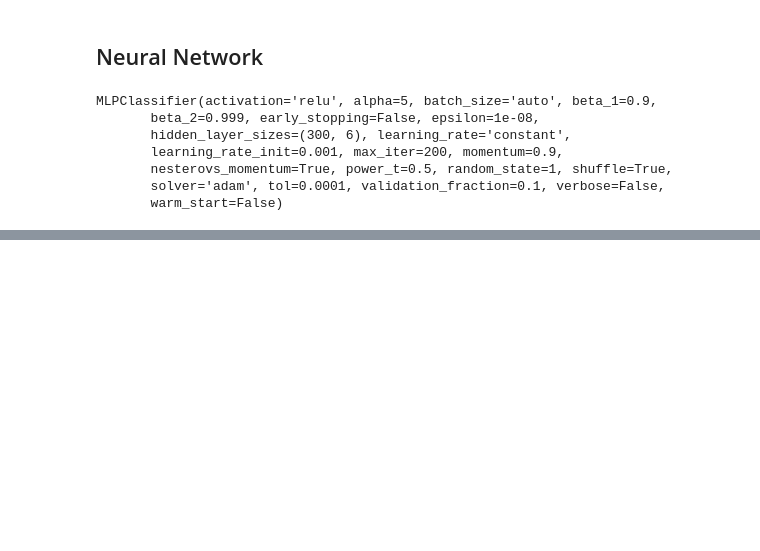
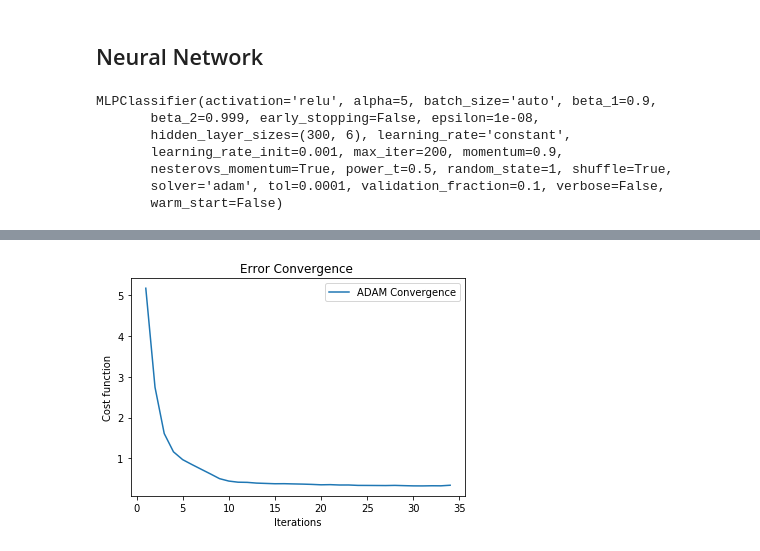
Before and after one commit to gokulramanaa/Human-Activity-Recognition-with-Smartphones, a Jupyter notebook: Human_Activity_Recognition.ipynb, the cells around one changed output, grey strips where cells are left out. Drawn from its saved outputs; the diff is of its cells as text; code cells hidden in the pictures; blank space fills up the shorter version.

```diff
--- a/Human_Activity_Recognition.ipynb
+++ b/Human_Activity_Recognition.ipynb
@@ -204,0 +273,11 @@ Testing Accuracy in Neural Network: 0.9541907024092298
+# %%
+X1 = np.linspace(1, clf.n_iter_  , clf.n_iter_ )
+
+plt.plot(X1 , clf.loss_curve_ , label = 'ADAM Convergence' )
+plt.title('Error Convergence ')
+plt.ylabel('Cost function')
+plt.xlabel('Iterations')
+plt.legend()
+plt.show()
+# %% [output]
+[figure, added]
```
Also changed, not shown: parts of 13 cells of this notebook, 3 other files.
